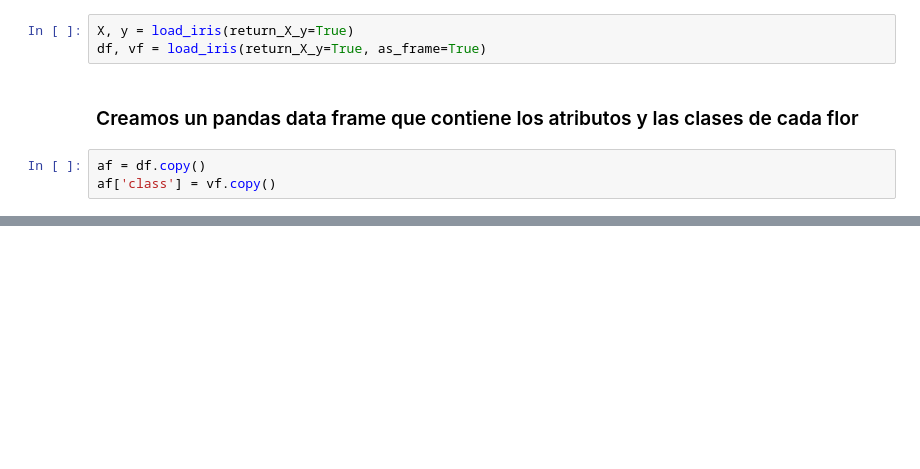
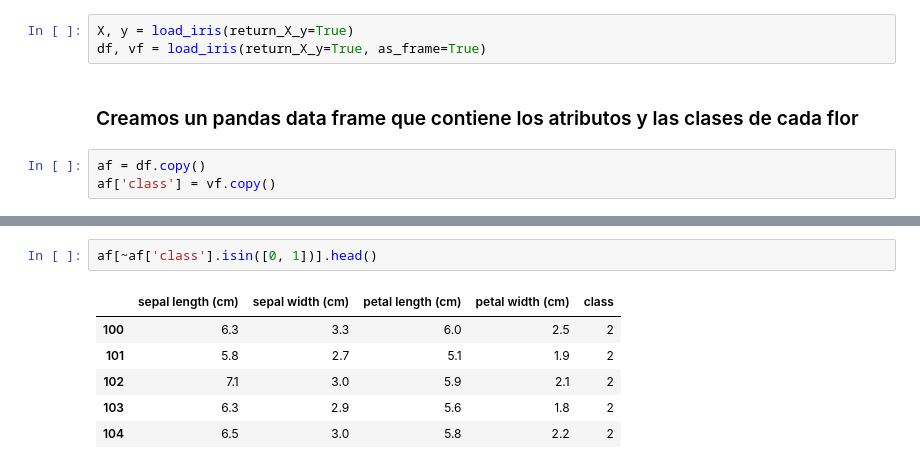
Before and after one commit to jamflcjamflc/LucasAI, a Jupyter notebook: Jupyter_notebooks/Understanding_Iris.ipynb, the cells around one changed output, grey strips where cells are left out. Cells and saved outputs as stored; diff of their text form; blank space fills up the shorter version.

```diff
--- a/Jupyter_notebooks/Understanding_Iris.ipynb
+++ b/Jupyter_notebooks/Understanding_Iris.ipynb
@@ -47,0 +49,9 @@ af
+# %%
+af[~af['class'].isin([0, 1])].head()
+# %% [output]
+|  | sepal length (cm) | sepal width (cm) | petal length (cm) | petal width (cm) | class |
+| 100 | 6.3 | 3.3 | 6.0 | 2.5 | 2 |
+| 101 | 5.8 | 2.7 | 5.1 | 1.9 | 2 |
+| 102 | 7.1 | 3.0 | 5.9 | 2.1 | 2 |
+| 103 | 6.3 | 2.9 | 5.6 | 1.8 | 2 |
+| 104 | 6.5 | 3.0 | 5.8 | 2.2 | 2 |
```
Also changed, not shown: parts of 11 cells of this notebook, 2 other files.
